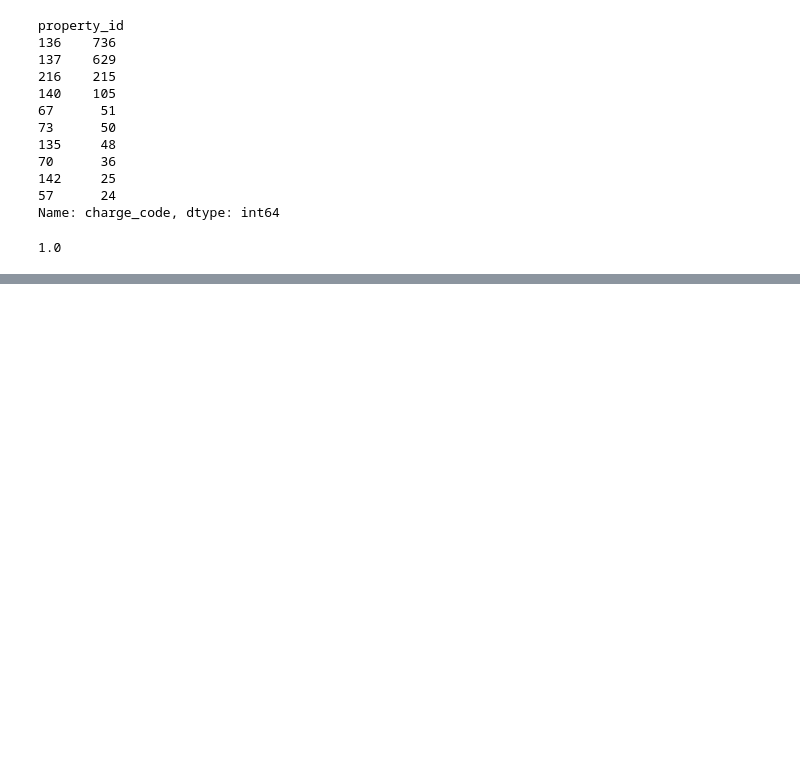
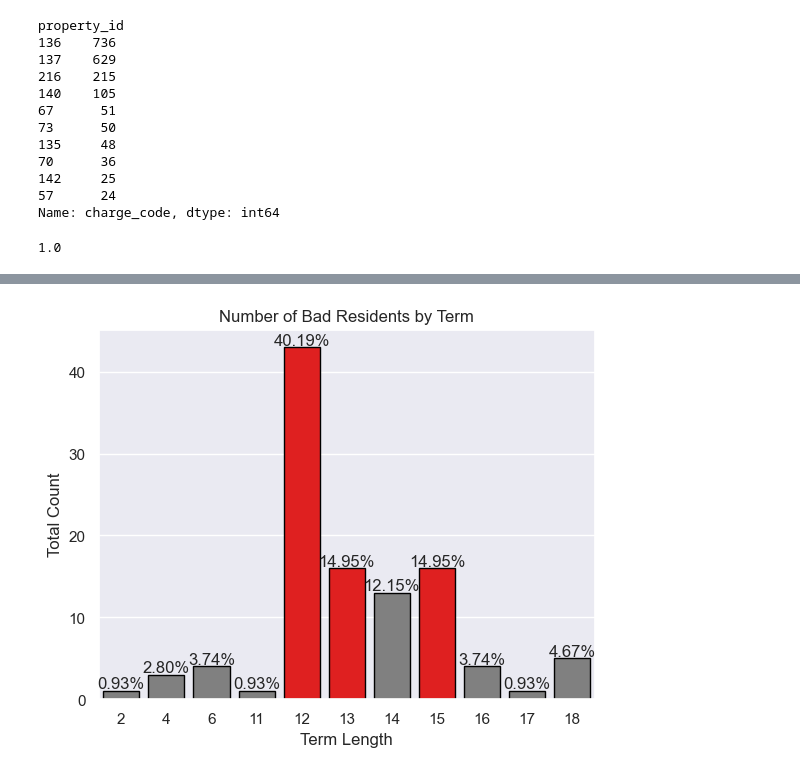
Before and after one commit to Project-DANE/DANE, a Jupyter notebook: e_workbook.ipynb, the cells around one changed output, grey strips where cells are left out. Saved outputs shown, nothing was run; the diff lists cells and outputs as text; code cells hidden in the pictures; blank space fills up the shorter version.

```diff
--- a/e_workbook.ipynb
+++ b/e_workbook.ipynb
@@ -282,0 +445,4 @@ countplot_n(train, 'term', color, bad = True)
+# %%
+e.countplot_n(train, 'term', bad= True)
+# %% [output]
+[figure, added]
```
Also changed, not shown: parts of 15 cells of this notebook, 1 other file.
